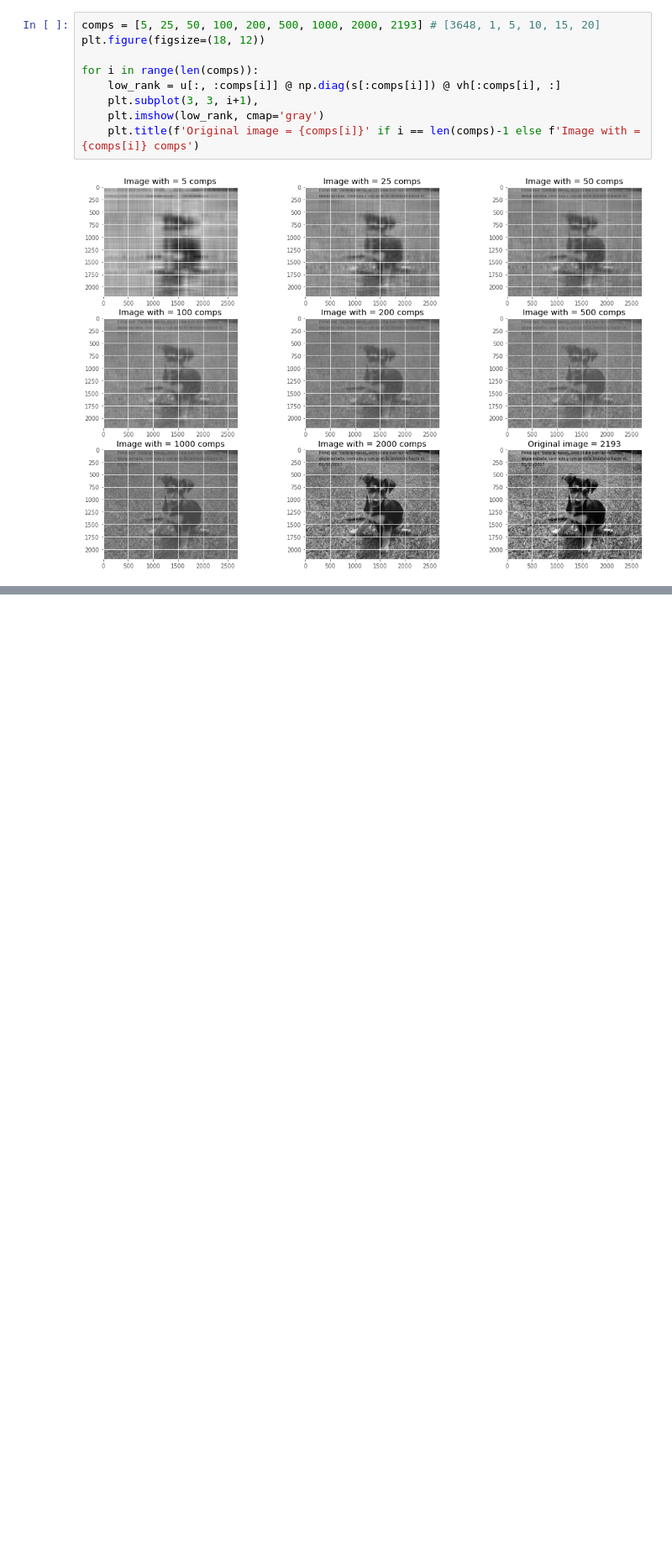
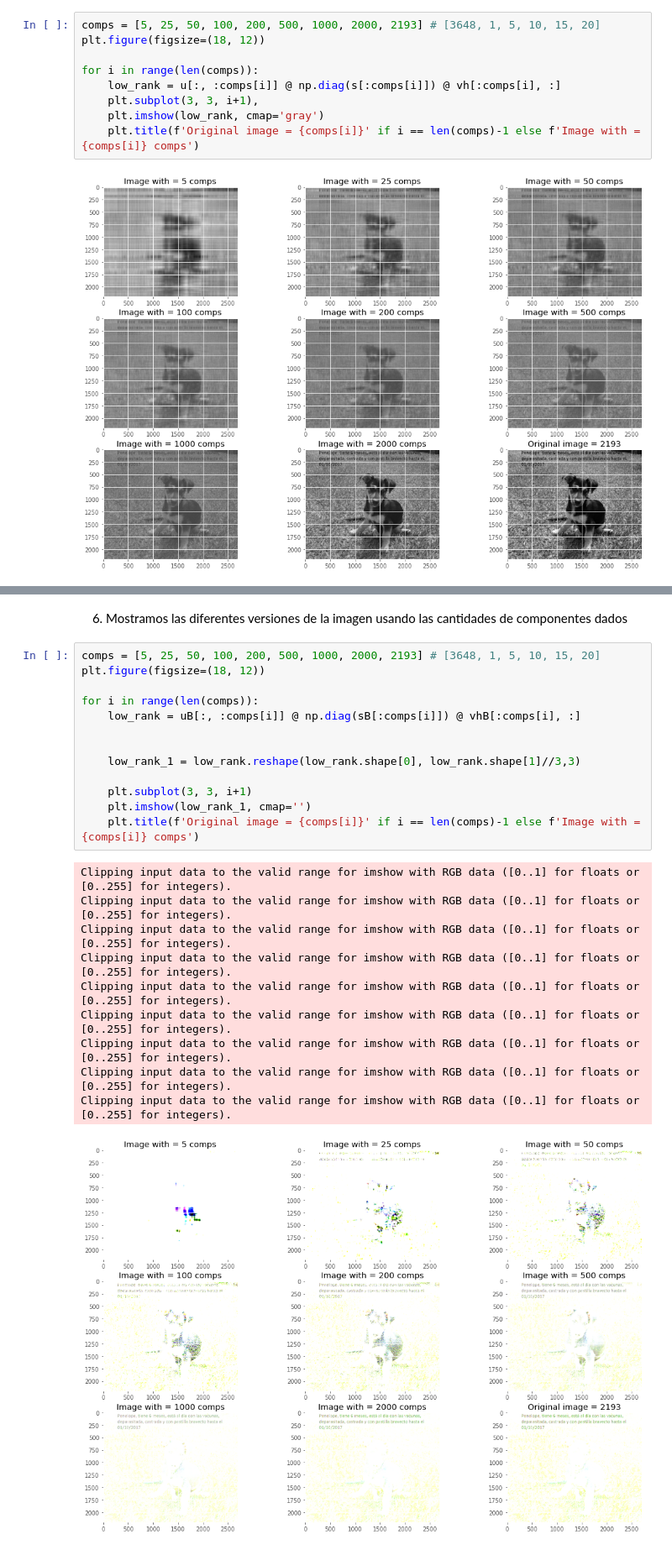
Before and after one commit to JOSUERV99/single-value-descomposition-on-image, a Jupyter notebook: TC1-SVD-Josue-Andrew.ipynb, the cells around one changed output, grey strips where cells are left out. Shown at 84% size. Cells and saved outputs as stored; diff of their text form; blank space fills up the shorter version.

```diff
--- a/TC1-SVD-Josue-Andrew.ipynb
+++ b/TC1-SVD-Josue-Andrew.ipynb
@@ -97,0 +140,26 @@ for i in range(len(comps)):
+# %% [markdown]
+6. Mostramos las diferentes versiones de la imagen usando las cantidades de componentes dados
+# %%
+comps = [5, 25, 50, 100, 200, 500, 1000, 2000, 2193] # [3648, 1, 5, 10, 15, 20]
+plt.figure(figsize=(18, 12))
+
+for i in range(len(comps)):
+    low_rank = uB[:, :comps[i]] @ np.diag(sB[:comps[i]]) @ vhB[:comps[i], :]
+
+
+    low_rank_1 = low_rank.reshape(low_rank.shape[0], low_rank.shape[1]//3,3)
+
+    plt.subplot(3, 3, i+1)
+    plt.imshow(low_rank_1, cmap='')
+    plt.title(f'Original image = {comps[i]}' if i == len(comps)-1 else f'Image with = {comps[i]} comps')
+# %% [output]
+Clipping input data to the valid range for imshow with RGB data ([0..1] for floats or [0..255] for integers).
+Clipping input data to the valid range for imshow with RGB data ([0..1] for floats or [0..255] for integers).
+Clipping input data to the valid range for imshow with RGB data ([0..1] for floats or [0..255] for integers).
+Clipping input data to the valid range for imshow with RGB data ([0..1] for floats or [0..255] for integers).
+Clipping input data to the valid range for imshow with RGB data ([0..1] for floats or [0..255] for integers).
+Clipping input data to the valid range for imshow with RGB data ([0..1] for floats or [0..255] for integers).
+Clipping input data to the valid range for imshow with RGB data ([0..1] for floats or [0..255] for integers).
+Clipping input data to the valid range for imshow with RGB data ([0..1] for floats or [0..255] for integers).
+Clipping input data to the valid range for imshow with RGB data ([0..1] for floats or [0..255] for integers).
+[figure, added]
```
Also changed, not shown: parts of 12 cells of this notebook.
